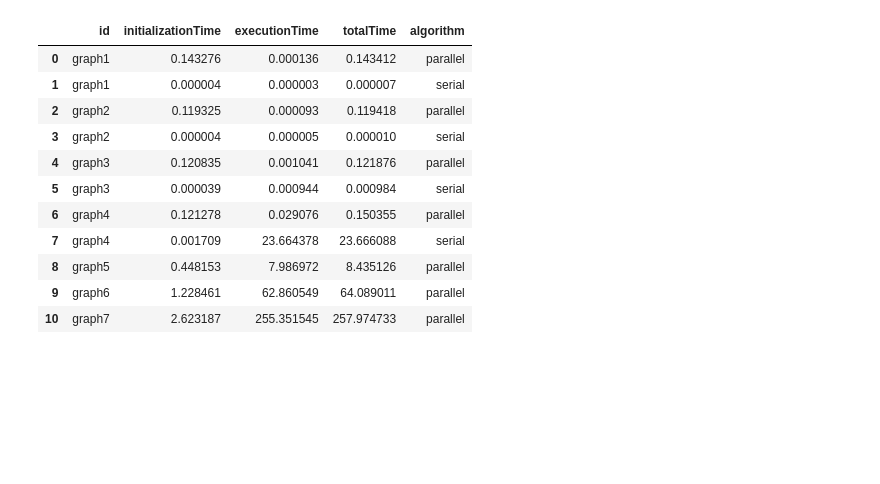
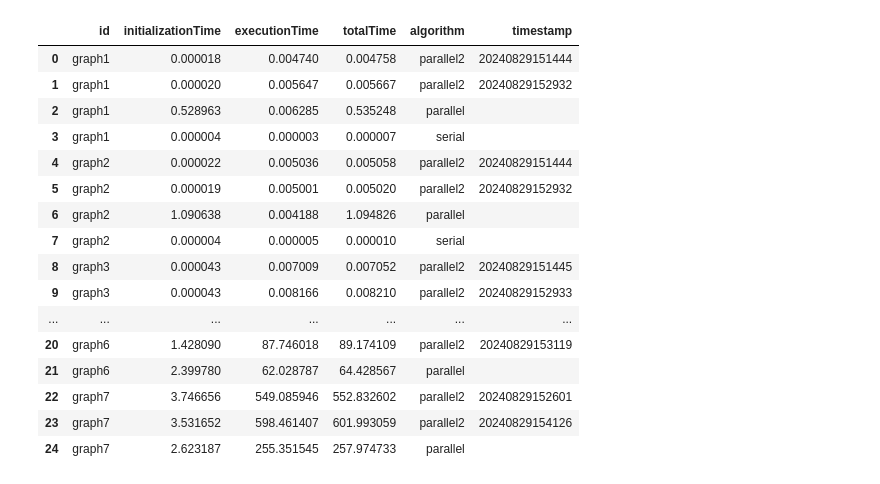
Before and after one commit to Daniele974/GraphCuts_CUDA, a Jupyter notebook: result_analysis.ipynb, the cells around one changed output. Cells and saved outputs as stored; diff of their text form; code cells hidden in the pictures; blank space fills up the shorter version.

```diff
--- a/result_analysis.ipynb
+++ b/result_analysis.ipynb
@@ -1,37 +1,45 @@
 # %%
 import json
 import matplotlib.pyplot as plt
 import glob
 import pandas as pd
 import os
 import numpy as np
 
 results_path = './results/'
 files = glob.glob(results_path + '*.json')
 results = []
 
 for file in files:
     with open(file) as f:
         filename = os.path.basename(file)
-        graph = filename.split('_')[0]
-        algorithm = filename.split('_')[1]
+        splitted_filename = filename.split('_')
+        graph = splitted_filename[0]
+        algorithm = splitted_filename[1]
+        timestamp = splitted_filename[3].split('.')[0] if len(splitted_filename) > 3 else ''
         content = json.load(f)
         content['id'] = graph
         content['algorithm'] = algorithm
+        content['timestamp'] = timestamp
         results.append(content)
 
-results = pd.DataFrame(results, columns=['id', 'initializationTime', 'executionTime', 'totalTime', 'algorithm'])
+results = pd.DataFrame(results, columns=['id', 'initializationTime', 'executionTime', 'totalTime', 'algorithm','timestamp'])
 results
 # %% [output]
-|  | id | initializationTime | executionTime | totalTime | algorithm |
-| 0 | graph1 | 0.143276 | 0.000136 | 0.143412 | parallel |
-| 1 | graph1 | 0.000004 | 0.000003 | 0.000007 | serial |
-| 2 | graph2 | 0.119325 | 0.000093 | 0.119418 | parallel |
-| 3 | graph2 | 0.000004 | 0.000005 | 0.000010 | serial |
-| 4 | graph3 | 0.120835 | 0.001041 | 0.121876 | parallel |
-| 5 | graph3 | 0.000039 | 0.000944 | 0.000984 | serial |
-| 6 | graph4 | 0.121278 | 0.029076 | 0.150355 | parallel |
-| 7 | graph4 | 0.001709 | 23.664378 | 23.666088 | serial |
-| 8 | graph5 | 0.448153 | 7.986972 | 8.435126 | parallel |
-| 9 | graph6 | 1.228461 | 62.860549 | 64.089011 | parallel |
-| 10 | graph7 | 2.623187 | 255.351545 | 257.974733 | parallel |
+|  | id | initializationTime | executionTime | totalTime | algorithm | timestamp |
+| 0 | graph1 | 0.000018 | 0.004740 | 0.004758 | parallel2 | 20240829151444 |
+| 1 | graph1 | 0.000020 | 0.005647 | 0.005667 | parallel2 | 20240829152932 |
+| 2 | graph1 | 0.528963 | 0.006285 | 0.535248 | parallel |  |
+| 3 | graph1 | 0.000004 | 0.000003 | 0.000007 | serial |  |
+| 4 | graph2 | 0.000022 | 0.005036 | 0.005058 | parallel2 | 20240829151444 |
+| 5 | graph2 | 0.000019 | 0.005001 | 0.005020 | parallel2 | 20240829152932 |
+| 6 | graph2 | 1.090638 | 0.004188 | 1.094826 | parallel |  |
+| 7 | graph2 | 0.000004 | 0.000005 | 0.000010 | serial |  |
+| 8 | graph3 | 0.000043 | 0.007009 | 0.007052 | parallel2 | 20240829151445 |
+| 9 | graph3 | 0.000043 | 0.008166 | 0.008210 | parallel2 | 20240829152933 |
+| ... | ... | ... | ... | ... | ... | ... |
+| 20 | graph6 | 1.428090 | 87.746018 | 89.174109 | parallel2 | 20240829153119 |
+| 21 | graph6 | 2.399780 | 62.028787 | 64.428567 | parallel |  |
+| 22 | graph7 | 3.746656 | 549.085946 | 552.832602 | parallel2 | 20240829152601 |
+| 23 | graph7 | 3.531652 | 598.461407 | 601.993059 | parallel2 | 20240829154126 |
+| 24 | graph7 | 2.623187 | 255.351545 | 257.974733 | parallel |  |
```
Also changed, not shown: parts of 6 cells of this notebook, 47 other files.
